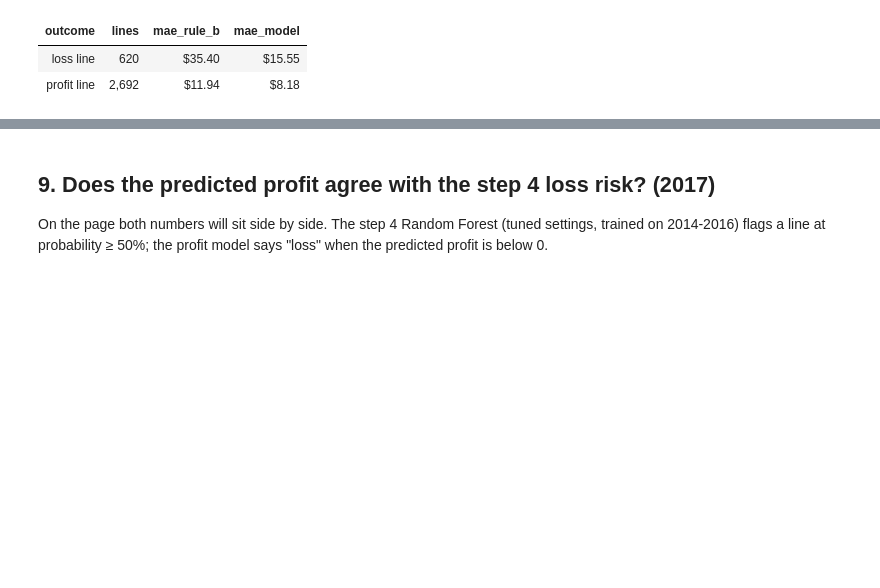
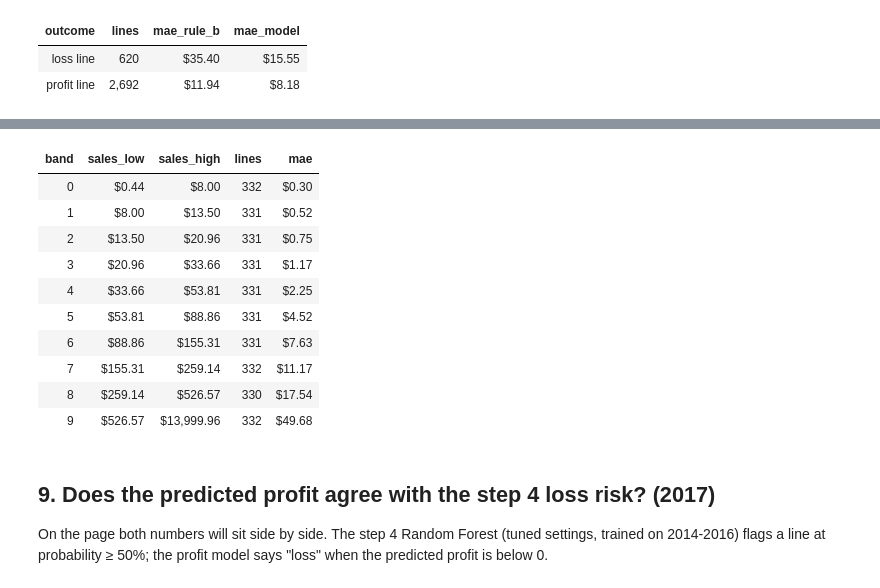
Before and after one commit to orelrubin2/superstore-profit-intelligence, a Jupyter notebook: notebooks/05_profit_model.ipynb, the cells around one changed output, grey strips where cells are left out. Cells and saved outputs as stored; diff of their text form; code cells hidden in the pictures; blank space fills up the shorter version.

Commit message:
Step 4b phase 2: profit forecast on the Order-line checker, Sales-decile error, disagreement notes, README and CLAUDE.md

```diff
--- a/notebooks/05_profit_model.ipynb
+++ b/notebooks/05_profit_model.ipynb
@@ -507,3 +513,18 @@ for by in ["size", "outcome"]:
+# %%
+deciles = pm.error_by_sales_band(test["sales"].to_numpy(), test["profit"].to_numpy(), rec_pred)
+show(deciles, money=["sales_low", "sales_high", "mae"])
+# %% [output]
+| band | sales_low | sales_high | lines | mae |
+| 0 | $0.44 | $8.00 | 332 | $0.30 |
+| 1 | $8.00 | $13.50 | 331 | $0.52 |
+| 2 | $13.50 | $20.96 | 331 | $0.75 |
+| 3 | $20.96 | $33.66 | 331 | $1.17 |
+| 4 | $33.66 | $53.81 | 331 | $2.25 |
+| 5 | $53.81 | $88.86 | 331 | $4.52 |
+| 6 | $88.86 | $155.31 | 331 | $7.63 |
+| 7 | $155.31 | $259.14 | 332 | $11.17 |
+| 8 | $259.14 | $526.57 | 330 | $17.54 |
+| 9 | $526.57 | $13,999.96 | 332 | $49.68 |
 # %% [markdown]
 ## 9. Does the predicted profit agree with the step 4 loss risk? (2017)
 
```
Also changed, not shown: parts of 4 cells of this notebook, 8 other files.
